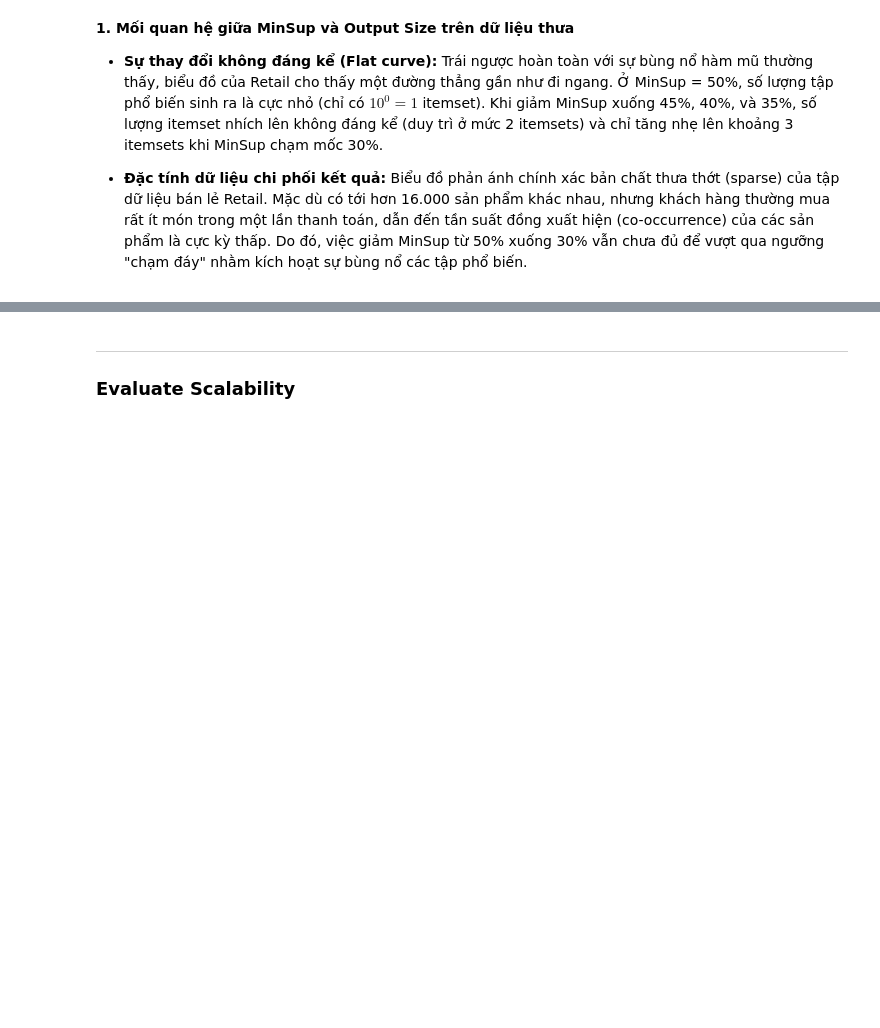
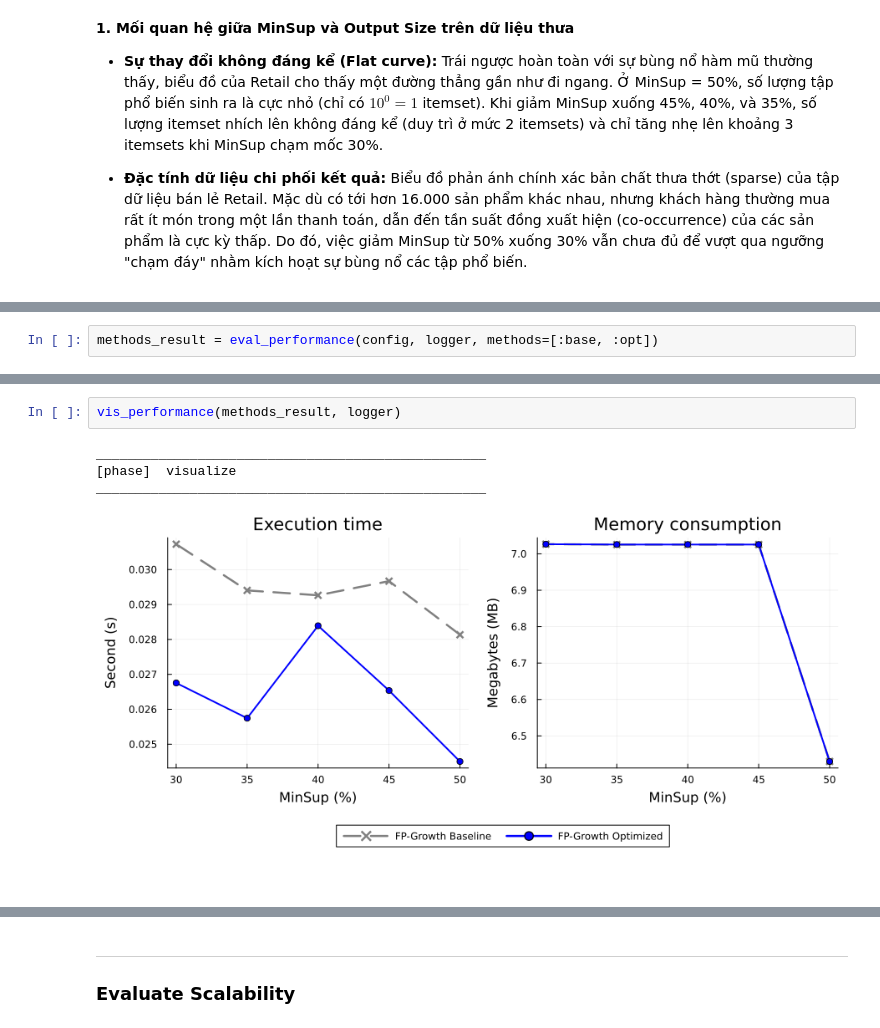
Before and after one commit to HungHiHung10/Lab02-Data-Mining, a Jupyter notebook: notebooks/02_bechmarking.ipynb, the cells around one changed output, grey strips where cells are left out. Cells and saved outputs as stored; diff of their text form; blank space fills up the shorter version.

```diff
--- a/notebooks/02_bechmarking.ipynb
+++ b/notebooks/02_bechmarking.ipynb
@@ -1132,0 +1327,2 @@ vis_minSupNFI(performance_result, logger)
+# %%
+methods_result = eval_performance(config, logger, methods=[:base, :opt])
@@ -1132,0 +1360,7 @@ vis_minSupNFI(performance_result, logger)
+# %%
+vis_performance(methods_result, logger)
+# %% [output]
+__________________________________________________
+[phase]  visualize
+__________________________________________________
+[figure, added]
```
Also changed, not shown: parts of 34 cells of this notebook.
